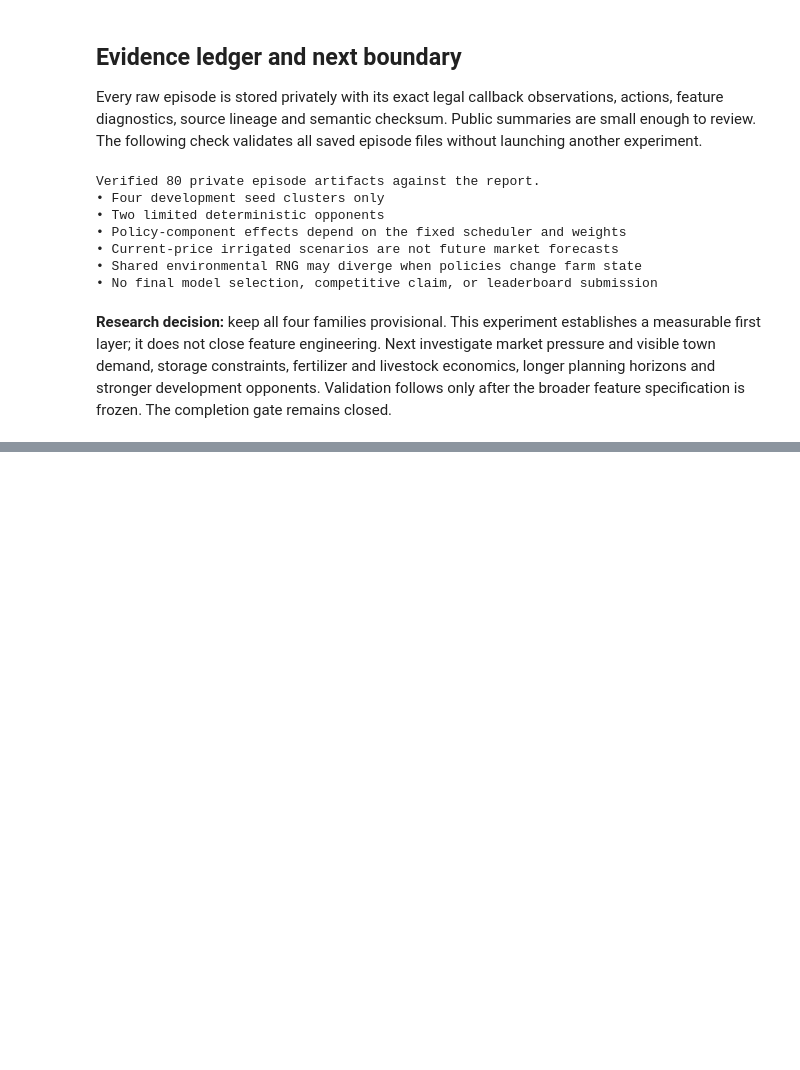
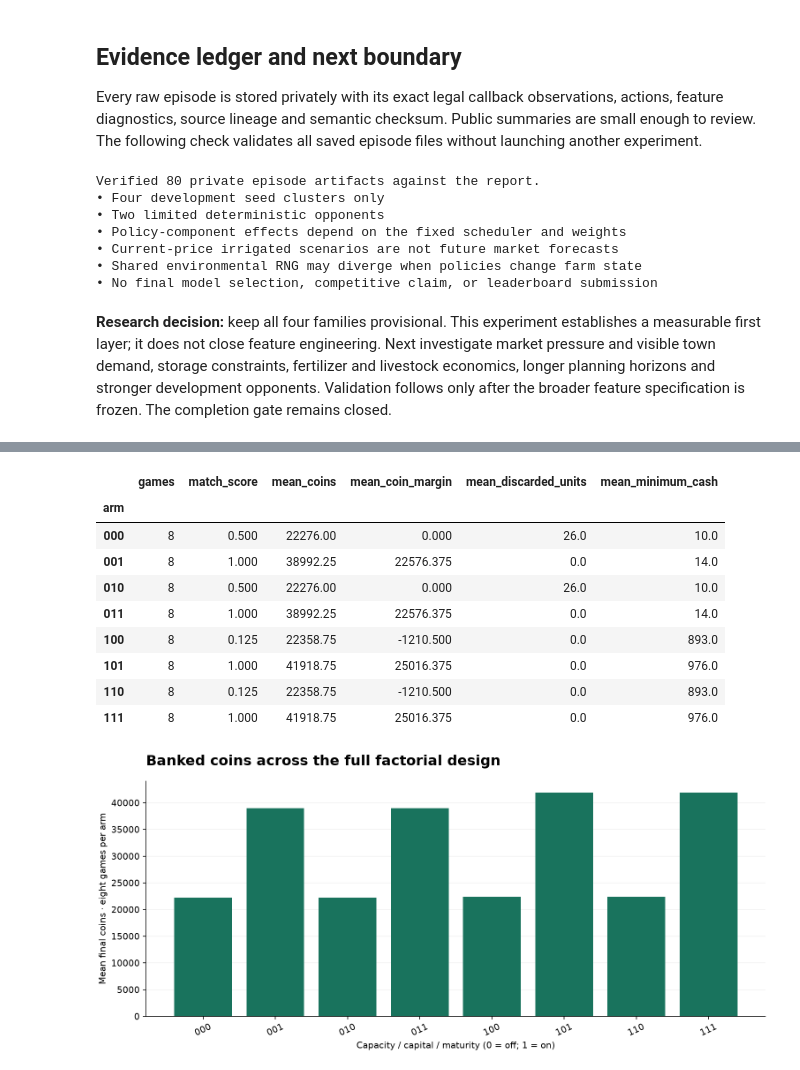
Before and after one commit to alvaromendizabal/kaggriculture, a Jupyter notebook: notebooks/02_feature_research.ipynb, the cells around one changed output, grey strips where cells are left out. Saved outputs shown, nothing was run; the diff lists cells and outputs as text; code cells hidden in the pictures; blank space fills up the shorter version.

Commit message:
Research resource relationships with 64-game factorial evidence and causal features

```diff
--- a/notebooks/02_feature_research.ipynb
+++ b/notebooks/02_feature_research.ipynb
@@ -264,0 +329,30 @@ Verified 80 private episode artifacts against the report.
+# %%
+groups2 = games2.groupby("arm").agg(
+    games=("match_score", "size"),
+    match_score=("match_score", "mean"),
+    mean_coins=("coins", "mean"),
+    mean_coin_margin=("coin_margin", "mean"),
+    mean_discarded_units=("discarded_units", "mean"),
+    mean_minimum_cash=("minimum_observed_cash", "mean"),
+)
+display(groups2.round(3))
+fig = go.Figure(go.Bar(x=groups2.index, y=groups2.mean_coins, name="Banked coins"))
+fig.update_layout(
+    title="Banked coins across the full factorial design",
+    xaxis_title="Capacity / capital / maturity (0 = off; 1 = on)",
+    yaxis_title="Mean final coins · eight games per arm",
+    xaxis_type="category",
+)
+show_figure(fig)
+# %% [output]
+|  | games | match_score | mean_coins | mean_coin_margin | mean_discarded_units | mean_minimum_cash |
+| arm |  |  |  |  |  |  |
+| 000 | 8 | 0.500 | 22276.00 | 0.000 | 26.0 | 10.0 |
+| 001 | 8 | 1.000 | 38992.25 | 22576.375 | 0.0 | 14.0 |
+| 010 | 8 | 0.500 | 22276.00 | 0.000 | 26.0 | 10.0 |
+| 011 | 8 | 1.000 | 38992.25 | 22576.375 | 0.0 | 14.0 |
+| 100 | 8 | 0.125 | 22358.75 | -1210.500 | 0.0 | 893.0 |
+| 101 | 8 | 1.000 | 41918.75 | 25016.375 | 0.0 | 976.0 |
+| 110 | 8 | 0.125 | 22358.75 | -1210.500 | 0.0 | 893.0 |
+| 111 | 8 | 1.000 | 41918.75 | 25016.375 | 0.0 | 976.0 |
+[figure, added]
```
Also changed, not shown: parts of 10 cells of this notebook, 25 other files.
